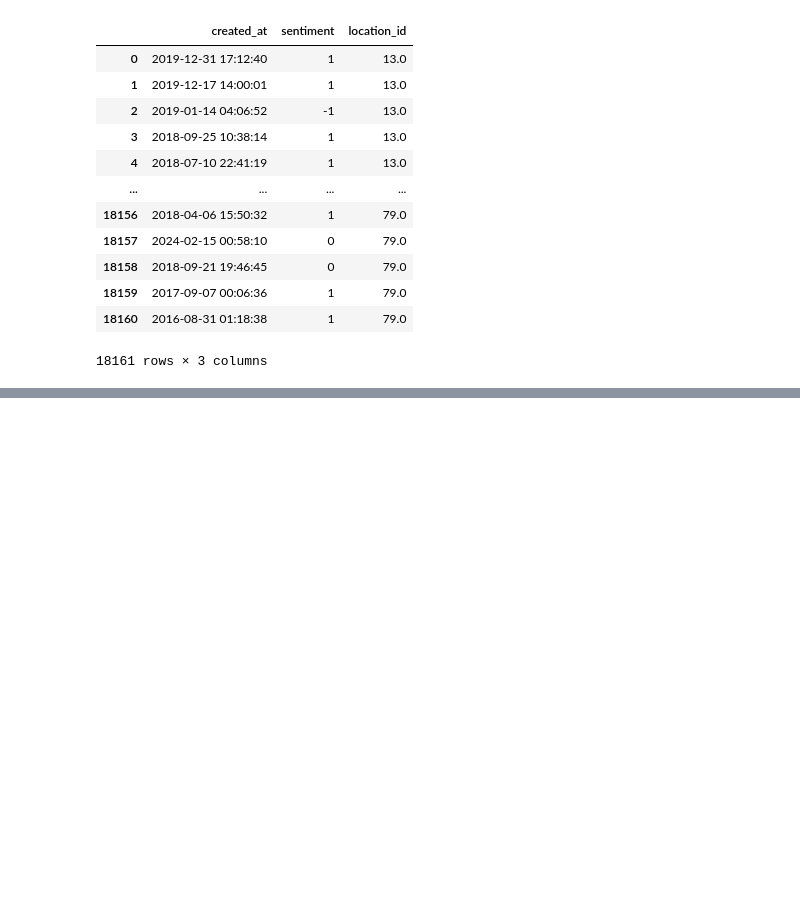
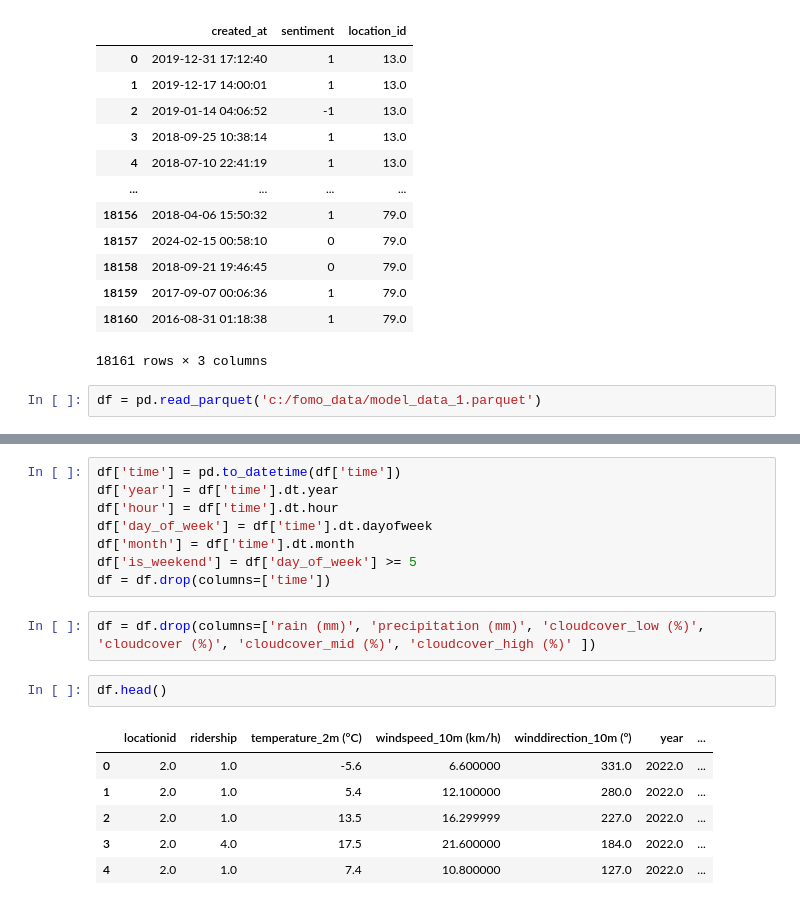
Before and after one commit to t-acheson/project2-fomo, a Jupyter notebook: data/comments.ipynb, the cells around one changed output, grey strips where cells are left out. Saved outputs shown, nothing was run; the diff lists cells and outputs as text; blank space fills up the shorter version.

```diff
--- a/data/comments.ipynb
+++ b/data/comments.ipynb
@@ -87,3 +88,5 @@ comments.drop(columns=['latitude', 'longitude'])
 | 18159 | 2017-09-07 00:06:36 | 1 | 79.0 |
 | 18160 | 2016-08-31 01:18:38 | 1 | 79.0 |
 18161 rows × 3 columns
+# %%
+df = pd.read_parquet('c:/fomo_data/model_data_1.parquet')
@@ -89,0 +102,19 @@ comments.drop(columns=['latitude', 'longitude'])
+# %%
+df['time'] = pd.to_datetime(df['time'])
+df['year'] = df['time'].dt.year
+df['hour'] = df['time'].dt.hour
+df['day_of_week'] = df['time'].dt.dayofweek
+df['month'] = df['time'].dt.month
+df['is_weekend'] = df['day_of_week'] >= 5
+df = df.drop(columns=['time'])
+# %%
+df = df.drop(columns=['rain (mm)', 'precipitation (mm)', 'cloudcover_low (%)', 'cloudcover (%)', 'cloudcover_mid (%)', 'cloudcover_high (%)' ])
+# %%
+df.head()
+# %% [output]
+|  | locationid | ridership | temperature_2m (°C) | windspeed_10m (km/h) | winddirection_10m (°) | year | ... |
+| 0 | 2.0 | 1.0 | -5.6 | 6.600000 | 331.0 | 2022.0 | ... |
+| 1 | 2.0 | 1.0 | 5.4 | 12.100000 | 280.0 | 2022.0 | ... |
+| 2 | 2.0 | 1.0 | 13.5 | 16.299999 | 227.0 | 2022.0 | ... |
+| 3 | 2.0 | 4.0 | 17.5 | 21.600000 | 184.0 | 2022.0 | ... |
+| 4 | 2.0 | 1.0 | 7.4 | 10.800000 | 127.0 | 2022.0 | ... |
```
Also changed, not shown: parts of 11 cells of this notebook, 1 other file.
